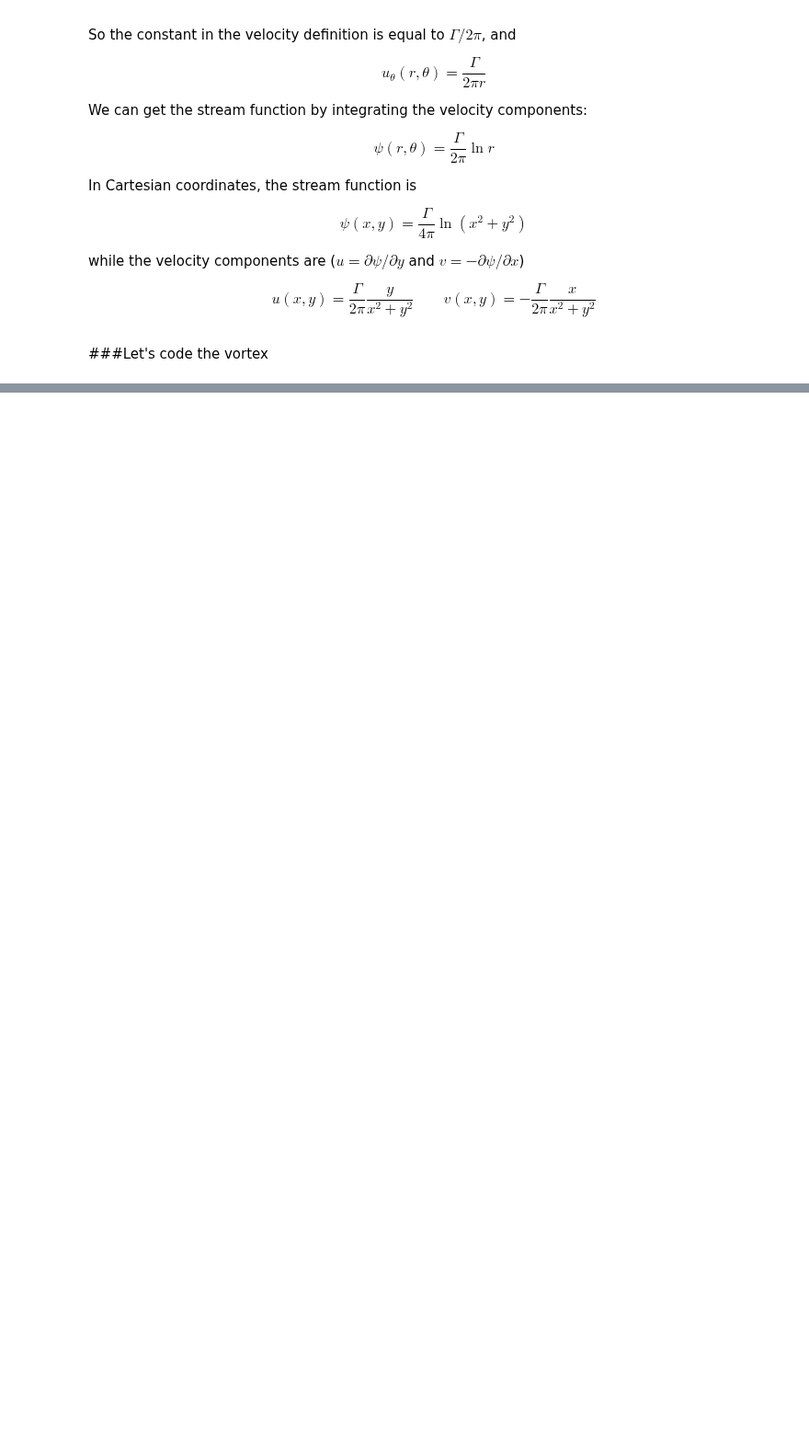
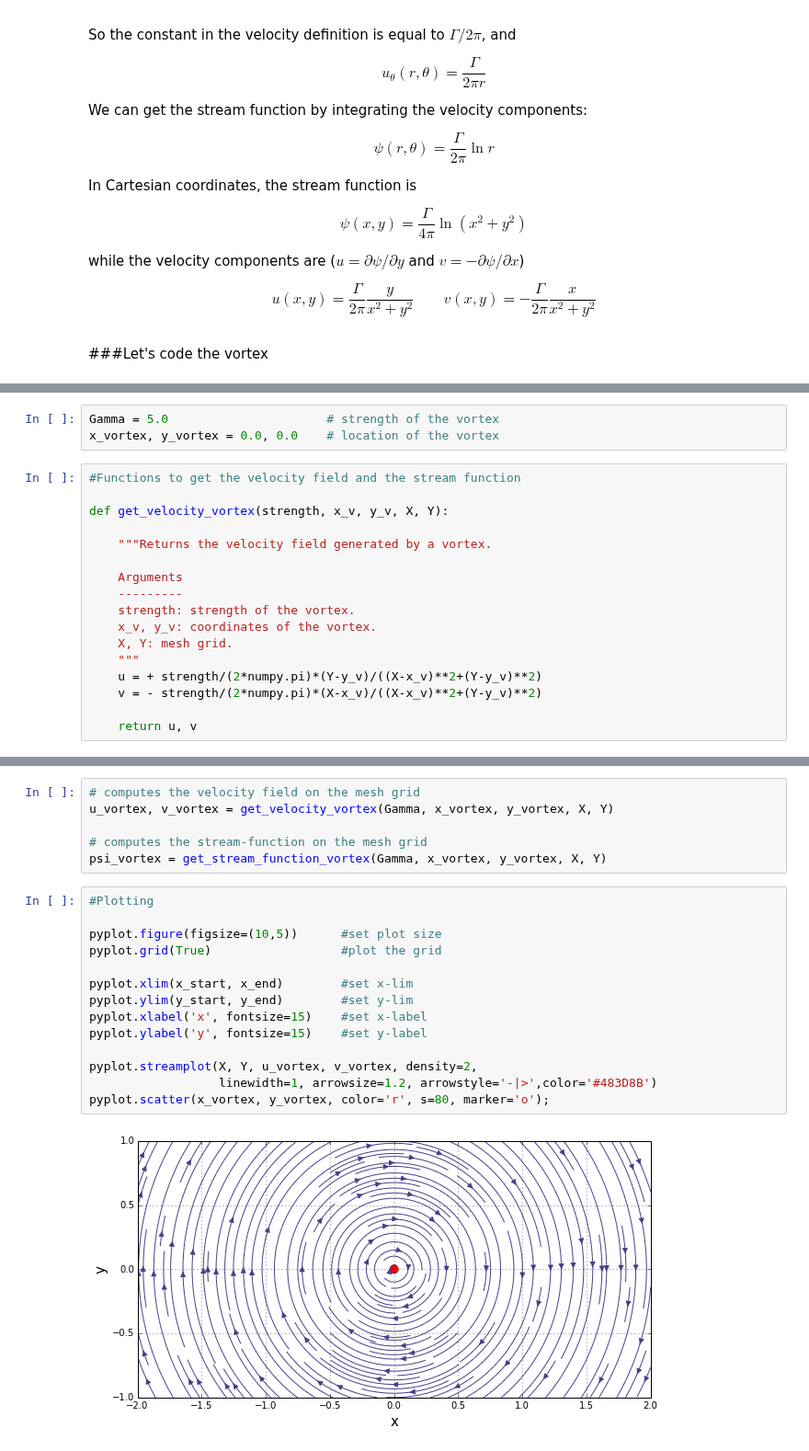
Before and after one commit to engamohd/AeroPython, a Jupyter notebook: my_codes/lesson04_mc.ipynb, the cells around one changed output, grey strips where cells are left out. Shown at 92% size. Drawn from its saved outputs; the diff is of its cells as text; blank space fills up the shorter version.

```diff
--- a/my_codes/lesson04_mc.ipynb
+++ b/my_codes/lesson04_mc.ipynb
@@ -32,0 +53,20 @@ $$u\left(x,y\right) = \frac{\Gamma}{2\pi}\frac{y}{x^2+y^2} \qquad v\left(x,y\rig
+# %%
+Gamma = 5.0                      # strength of the vortex
+x_vortex, y_vortex = 0.0, 0.0    # location of the vortex
+# %%
+#Functions to get the velocity field and the stream function
+
+def get_velocity_vortex(strength, x_v, y_v, X, Y):
+
+    """Returns the velocity field generated by a vortex.
+
+    Arguments
+    ---------
+    strength: strength of the vortex.
+    x_v, y_v: coordinates of the vortex.
+    X, Y: mesh grid.
+    """
+    u = + strength/(2*numpy.pi)*(Y-y_v)/((X-x_v)**2+(Y-y_v)**2)
+    v = - strength/(2*numpy.pi)*(X-x_v)/((X-x_v)**2+(Y-y_v)**2)
+
+    return u, v
@@ -32,0 +87,22 @@ $$u\left(x,y\right) = \frac{\Gamma}{2\pi}\frac{y}{x^2+y^2} \qquad v\left(x,y\rig
+# %%
+# computes the velocity field on the mesh grid
+u_vortex, v_vortex = get_velocity_vortex(Gamma, x_vortex, y_vortex, X, Y)
+
+# computes the stream-function on the mesh grid
+psi_vortex = get_stream_function_vortex(Gamma, x_vortex, y_vortex, X, Y)
+# %%
+#Plotting
+
+pyplot.figure(figsize=(10,5))      #set plot size
+pyplot.grid(True)                  #plot the grid
+
+pyplot.xlim(x_start, x_end)        #set x-lim
+pyplot.ylim(y_start, y_end)        #set y-lim
+pyplot.xlabel('x', fontsize=15)    #set x-label
+pyplot.ylabel('y', fontsize=15)    #set y-label
+
+pyplot.streamplot(X, Y, u_vortex, v_vortex, density=2,
+                  linewidth=1, arrowsize=1.2, arrowstyle='-|>',color='#483D8B')
+pyplot.scatter(x_vortex, y_vortex, color='r', s=80, marker='o');
+# %% [output]
+[figure, added]
```
Also changed, not shown: parts of 12 cells of this notebook, 1 other file.
